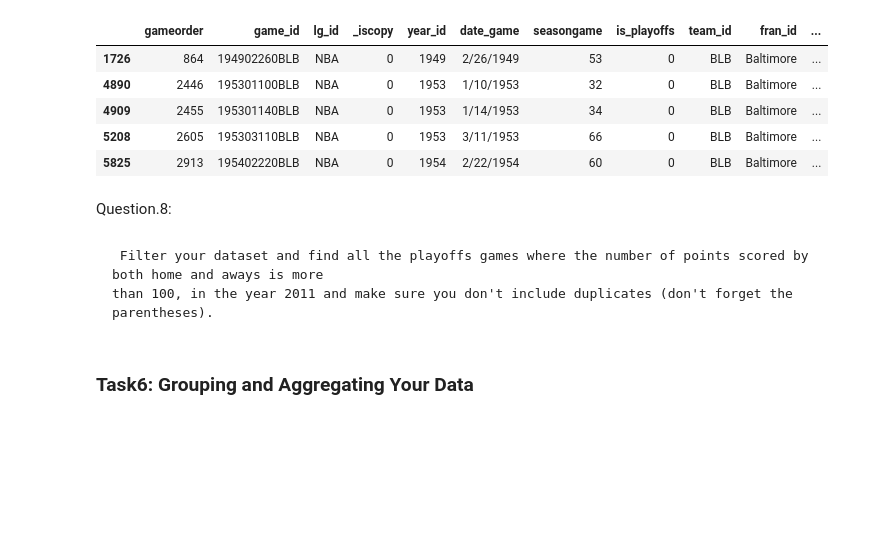
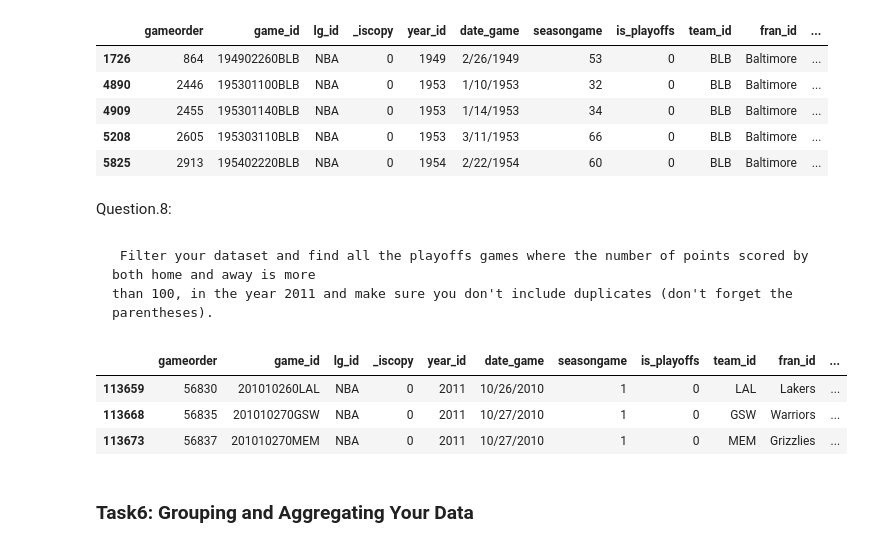
Before and after one commit to dnzengou/BI_Labs, a Jupyter notebook: notebooks/nba_data_analysis_using_pandas.ipynb, the cells around one changed output. Saved outputs shown, nothing was run; the diff lists cells and outputs as text; code cells hidden in the pictures; blank space fills up the shorter version.

````diff
--- a/notebooks/nba_data_analysis_using_pandas.ipynb
+++ b/notebooks/nba_data_analysis_using_pandas.ipynb
@@ -363,9 +418,18 @@ Question.8:
 
 
 ```
- Filter your dataset and find all the playoffs games where the number of points scored by both home and aways is more
+ Filter your dataset and find all the playoffs games where the number of points scored by both home and away is more
 than 100, in the year 2011 and make sure you don't include duplicates (don't forget the parentheses).
 ```
+# %%
+df1 = nba[(nba["_iscopy"] == 0) & (nba["pts"] > 100) & (nba["opp_pts"] > 100) & (nba["year_id"] > 2010) & (nba["year_id"] < 2012)]
+
+df1.head(3)
+# %% [output]
+|  | gameorder | game_id | lg_id | _iscopy | year_id | date_game | seasongame | is_playoffs | team_id | fran_id | ... |
+| 113659 | 56830 | 201010260LAL | NBA | 0 | 2011 | 10/26/2010 | 1 | 0 | LAL | Lakers | ... |
+| 113668 | 56835 | 201010270GSW | NBA | 0 | 2011 | 10/27/2010 | 1 | 0 | GSW | Warriors | ... |
+| 113673 | 56837 | 201010270MEM | NBA | 0 | 2011 | 10/27/2010 | 1 | 0 | MEM | Grizzlies | ... |
 # %% [markdown]
 ### Task6: Grouping and Aggregating Your Data
 # %% [markdown]
````
Also changed, not shown: parts of 28 cells of this notebook, 1 other file.
